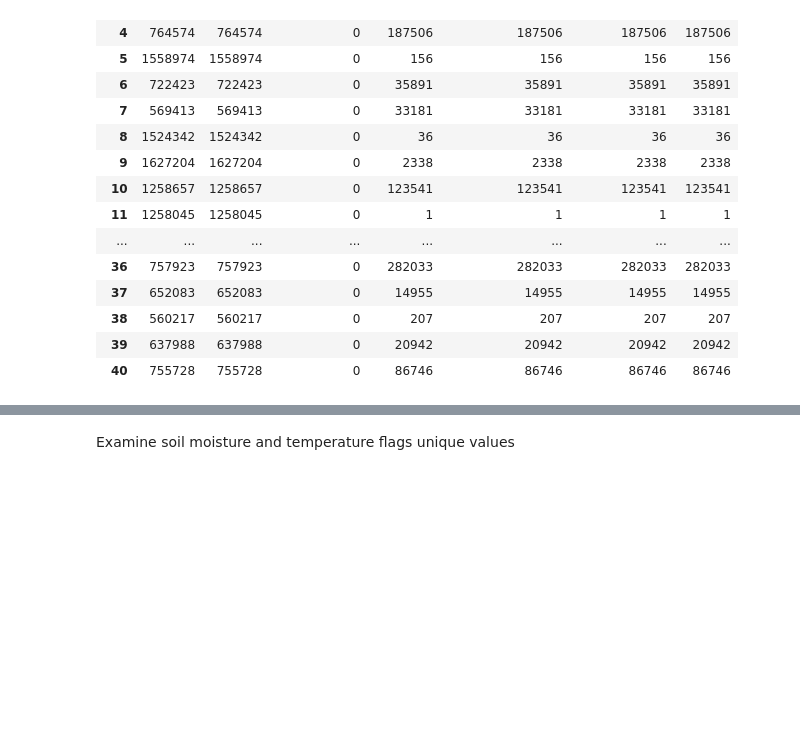
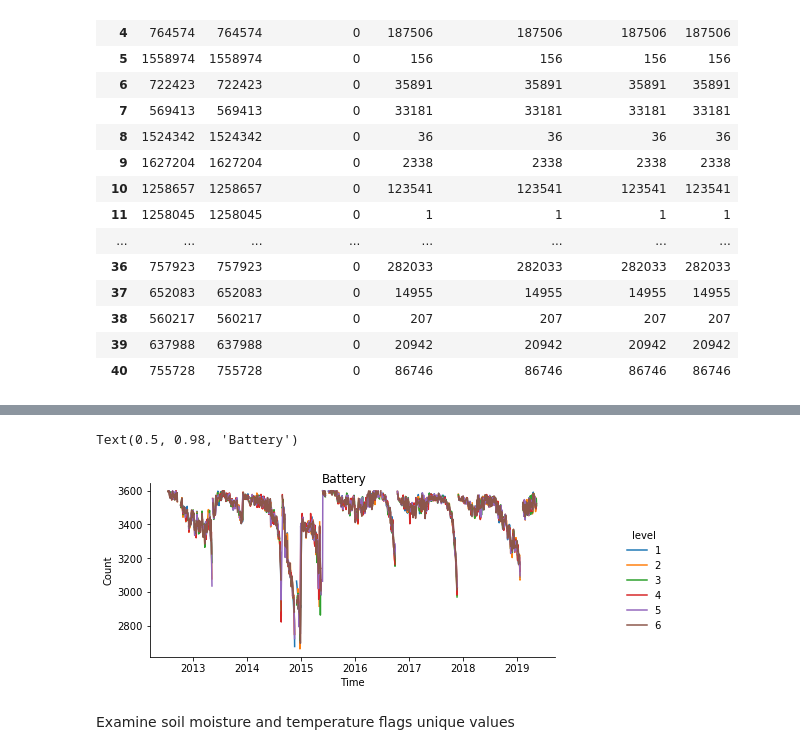
Before and after one commit to HIDA-Datathon/moisturemagic, a Jupyter notebook: 02_eda.ipynb, the cells around one changed output, grey strips where cells are left out. Drawn from its saved outputs; the diff is of its cells as text; code cells hidden in the pictures; blank space fills up the shorter version.

```diff
--- a/02_eda.ipynb
+++ b/02_eda.ipynb
@@ -266,3 +311,13 @@ The combined information from the two tables above allows to select boxes that h
+# %%
+g = sns.FacetGrid(box, hue="level")
+g.map_dataframe(sns.lineplot, x="time", y="battery")
+g.set_axis_labels("Time", "Count")
+g.add_legend()
+g.fig.set_size_inches(9,3)
+g.fig.suptitle('Battery')
+# %% [output]
+Text(0.5, 0.98, 'Battery')
+[figure, added]
 # %% [markdown]
 Examine soil moisture and temperature flags unique values
 # %%
```
Also changed, not shown: parts of 9 cells of this notebook.
